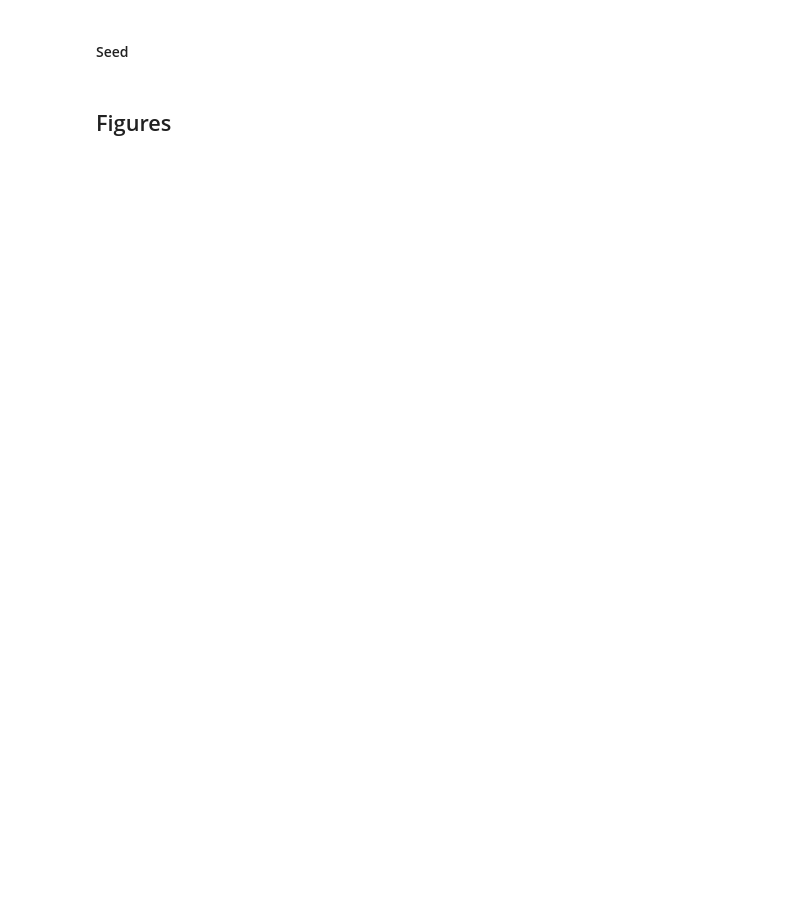
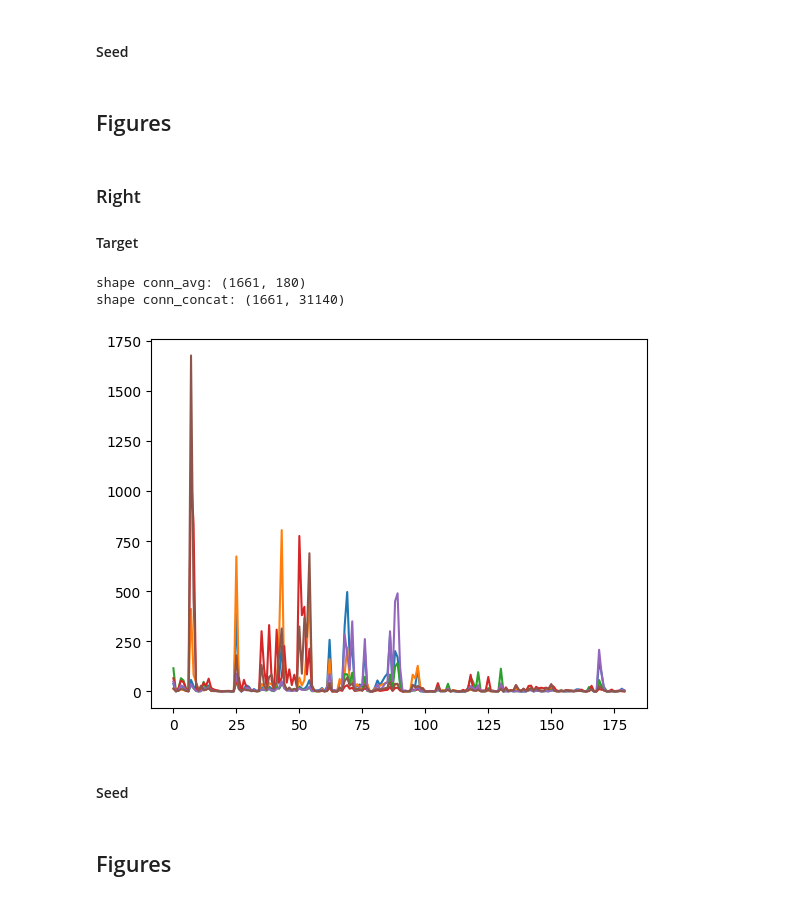
Before and after one commit to khanlab/subcorticalparc-smk, a Jupyter notebook: notebook/diffparc_viz.ipynb, the cells around one changed output. Drawn from its saved outputs; the diff is of its cells as text; code cells hidden in the pictures; blank space fills up the shorter version.

```diff
--- a/notebook/diffparc_viz.ipynb
+++ b/notebook/diffparc_viz.ipynb
@@ -123,0 +118,3 @@ view.open_in_browser()
+# %% [markdown]
+### Right
+#### Target
@@ -123,0 +145,39 @@ view.open_in_browser()
+# %%
+# avg over subjects (for cluster centroid visualization over cortex)
+conn_avg_R =  np.squeeze(np.mean(conn_group_m_R, 2))
+
+# Cluster
+ntargets_R = conn_group_R.shape[2]
+centroids_R = np.zeros((k,ntargets_R))
+
+print(f"shape conn_avg: {conn_avg_R.shape}")
+print(f"shape conn_concat: {conn_concat_R.shape}")
+# %% [output]
+shape conn_avg: (1661, 180)
+shape conn_concat: (1661, 31140)
+# %%
+   # Sort centroids and labels
+for kidx in range(k):
+    centroids_R[kidx][:] = np.mean(conn_avg_R[clustering_R.labels_ == kidx][:], axis=0)
+sorted_labels = pairwise_distances_argmin(centroids_R, centroids_L)
+temp = clustering_R.labels_.copy()
+temp[:] = k + 1
+for kidx, new_label in enumerate(sorted_labels):
+    temp[np.argwhere(clustering_R.labels_ == kidx)] = new_label
+clustering_R.labels_ = temp.copy()
+del temp
+
+# Get features for each label and average over voxwels
+for kidx in range(k):
+    centroids_R[kidx][:] = np.mean(conn_avg_R[clustering_R.labels_ == kidx][:], axis=0)
+
+    # Plot for centroid
+    plt.plot(centroids_R[kidx])
+
+# use lh_mmp to map to the maximal region from each centroid
+target_labels_R = np.argmax(centroids_R, 0) + 1
+
+#lh_mmp indices are from 1 to 180 (0 is bgnd), so:
+centroid_cortex_R = target_labels_R[rh_mmp-1]
+# %% [output]
+[figure, added]
@@ -123,0 +190,2 @@ view.open_in_browser()
+# %% [markdown]
+#### Seed
@@ -123,0 +202,2 @@ view.open_in_browser()
+# %% [markdown]
+## Figures
```
Also changed, not shown: parts of 17 cells of this notebook.
